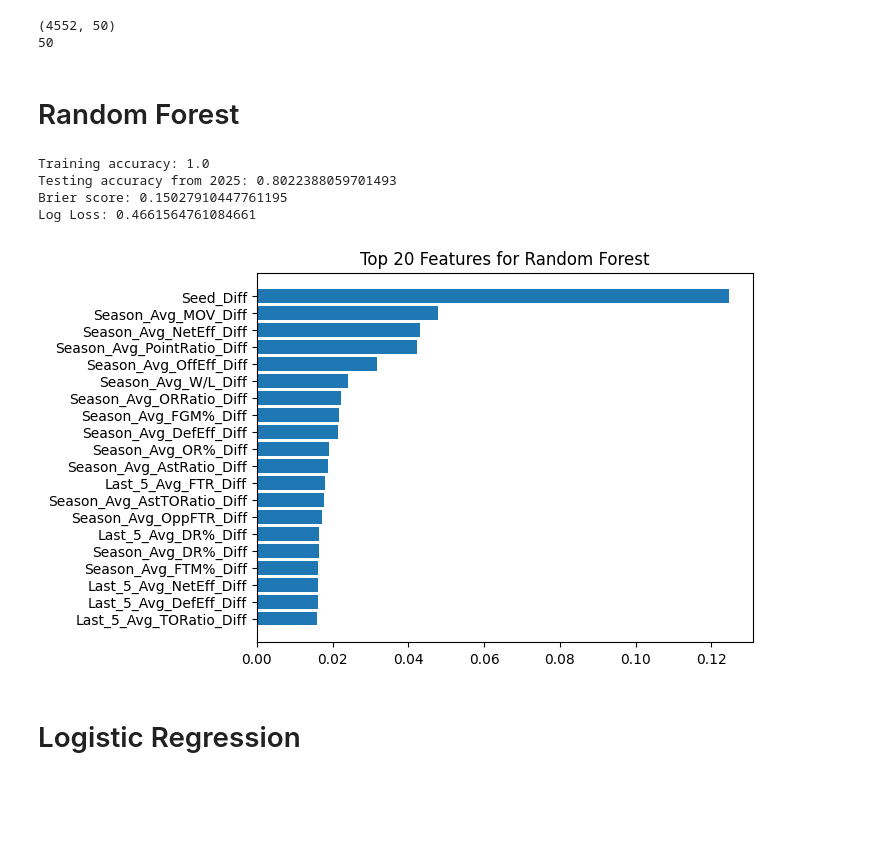
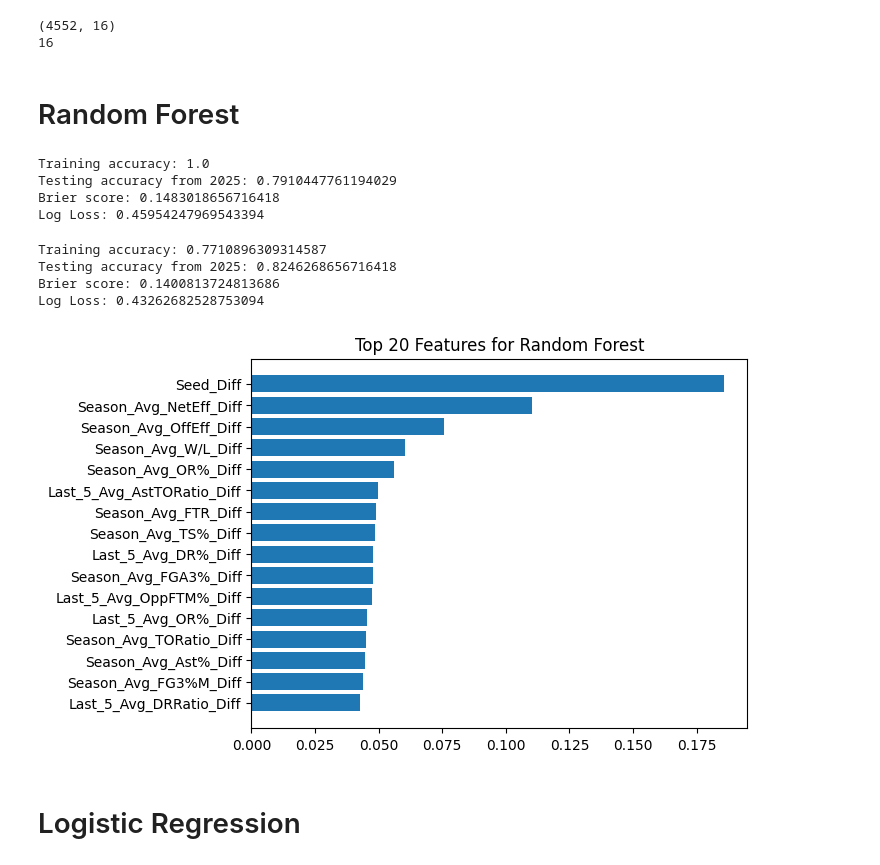
Before and after one commit to tkjonesy/March-Madness-Machine-Learning, a Jupyter notebook: March-Madness-2026.ipynb, the cells around one changed output. Cells and saved outputs as stored; diff of their text form; code cells hidden in the pictures; blank space fills up the shorter version.

```diff
--- a/March-Madness-2026.ipynb
+++ b/March-Madness-2026.ipynb
@@ -122,17 +124,17 @@ def createSingleFeatures(df):
     RegSeasonFeatures = pd.DataFrame()
     RegSeasonFeatures[['Season', 'TeamID', 'DayNum']] = df[['Season', 'TeamID', 'DayNum']]
 
-    RegSeasonFeatures['PointRatio'] = df['Score'] / df['OppScore']  # Points ratio
-    RegSeasonFeatures['MOV'] = df['Score'] - df['OppScore']  # Margin of victory
+    # RegSeasonFeatures['PointRatio'] = df['Score'] / df['OppScore']  # Points ratio (REMOVED BECAUSE OF CORRELATION)
+    # RegSeasonFeatures['MOV'] = df['Score'] - df['OppScore']  # Margin of victory (REMOVED BECAUSE OF CORRELATION)
     RegSeasonFeatures['TORatio'] = df['TO'] / df['OppTO']  # Turnover ratio
-    RegSeasonFeatures['FGM%'] = df['FGM'] / df['FGA']  # Scoring efficiency
+    # RegSeasonFeatures['FGM%'] = df['FGM'] / df['FGA']  # Scoring efficiency (REMOVED BECAUSE OF CORRELATION)
     RegSeasonFeatures['FG3%M'] = df['FGM3'] / df['FGA3']  # 3-Point efficiency
     RegSeasonFeatures['FGA3%'] = df['FGA3'] / df['FGA']  # 3-Point attempt rate
     RegSeasonFeatures['FTM%'] = df['FTM'] / df['FTA']  # Free throw makes %
     RegSeasonFeatures['OppFTM%'] = df['OppFTM'] / df['OppFTA']  # Opponent free throw makes %
     RegSeasonFeatures['FTR'] = df['FTA'] / df['FGA']  # Free throw attempt rate
     RegSeasonFeatures['OppFTR'] = df['OppFTA'] / df['OppFGA']  # Opponent free throw attempt rate
-    RegSeasonFeatures['ORRatio'] = df['OR'] / (df['OR'] + df['OppDR'])  # Offensive rebound ratio
+    # RegSeasonFeatures['ORRatio'] = df['OR'] / (df['OR'] + df['OppDR'])  # Offensive rebound ratio (REMOVED BECAUSE OF CORRELATION)
     RegSeasonFeatures['DRRatio'] = df['DR'] / (df['DR'] + df['OppOR'])  # Defensive rebound ratio
 
     # New for 2026 (More advanced!)
@@ -146,7 +148,7 @@ def createSingleFeatures(df):
     RegSeasonFeatures['AstRatio'] = df['Ast'] / df['OppAst']  # Assist ratio
     RegSeasonFeatures['OR%'] = df['OR'] / (df['FGA'] - df['FGM'])  # Offensive rebound %
     RegSeasonFeatures['DR%'] = df['DR'] / (df['OppFGA'] - df['OppFGM'])  # Defensive rebound %
-    RegSeasonFeatures['EffFG%'] = (df['FGM'] + (0.5 * df['FGM3'])) / df['FGA']  # Effective field goal %
+    # RegSeasonFeatures['EffFG%'] = (df['FGM'] + (0.5 * df['FGM3'])) / df['FGA']  # Effective field goal % (REMOVED BECAUSE OF CORRELATION)
     RegSeasonFeatures['TS%'] = df['Score'] / (2 * (df['FGA'] + (0.44 * df['FTA'])))  # True shot %
 
     return RegSeasonFeatures
@@ -292,8 +294,24 @@ tourneyInput = splitHistTournamentData(compactTourn)
 
 # Prepare input data with target
 tourneyFinal = calculateDifferenceHistTourn(tourneyInput, finalAvgFeatures)
-finalFeatures = list(tourneyFinal.drop(columns=['Season', 'Team1', 'Team2', 'Result']).columns)
+inputFinal = tourneyFinal[['Season', 'Team1', 'Team2', 'Result', 'Last_5_Avg_AstTORatio_Diff',
+ 'Last_5_Avg_DR%_Diff',
+ 'Last_5_Avg_DRRatio_Diff',
+ 'Last_5_Avg_OR%_Diff',
+ 'Last_5_Avg_OppFTM%_Diff',
+ 'Season_Avg_Ast%_Diff',
+ 'Season_Avg_FG3%M_Diff',
+ 'Season_Avg_FGA3%_Diff',
+ 'Season_Avg_FTR_Diff',
+ 'Season_Avg_NetEff_Diff',
+ 'Season_Avg_OR%_Diff',
+ 'Season_Avg_OffEff_Diff',
+ 'Season_Avg_TORatio_Diff',
+ 'Season_Avg_TS%_Diff',
+ 'Season_Avg_W/L_Diff',
+ 'Seed_Diff']]
+finalFeatures = list(inputFinal.drop(columns=['Season', 'Team1', 'Team2', 'Result']).columns)
 finalFeaturesNP = np.array(finalFeatures)
 
 # Setup train and test sets
-XTrain, XTest, YTrain, YTest = trainTestSplit(tourneyFinal, 2025)
+XTrain, XTest, YTrain, YTest = trainTestSplit(inputFinal, 2025)
@@ -301,8 +342,8 @@ XTrain, XTest, YTrain, YTest = trainTestSplit(tourneyFinal, 2025)
 print(XTrain.shape)
 print(len(finalFeatures))
 # %% [output]
-(4552, 50)
-50
+(4552, 16)
+16
 # %% [markdown]
 # Random Forest
 # %%
@@ -317,6 +358,27 @@ print(f'Brier score: {brier_score_loss(YTest, forest.predict_proba(XTest)[:, 1])
 print(f'Log Loss: {log_loss(YTest, forest.predict_proba(XTest))}')
 # %% [output]
 Training accuracy: 1.0
-Testing accuracy from 2025: 0.8022388059701493
-Brier score: 0.15027910447761195
-Log Loss: 0.4661564761084661
+Testing accuracy from 2025: 0.7910447761194029
+Brier score: 0.1483018656716418
+Log Loss: 0.45954247969543394
+# %%
+# Train tuned random forest
+bestForest = RandomForestClassifier(
+    random_state=42,
+    max_depth=7,
+    max_features=None,
+    min_samples_leaf=5,
+    n_estimators=500,
+    criterion='log_loss',
+
+)
+bestForest.fit(XTrain, YTrain)
+print(f'Training accuracy: {bestForest.score(XTrain, YTrain)}')
+print(f'Testing accuracy from {TEST_YEAR}: {bestForest.score(XTest, YTest)}')
+print(f'Brier score: {brier_score_loss(YTest, bestForest.predict_proba(XTest)[:, 1])}')
+print(f'Log Loss: {log_loss(YTest, bestForest.predict_proba(XTest))}')
+# %% [output]
+Training accuracy: 0.7710896309314587
+Testing accuracy from 2025: 0.8246268656716418
+Brier score: 0.1400813724813686
+Log Loss: 0.43262682528753094
@@ -323,11 +399,11 @@ Log Loss: 0.4661564761084661
 # %%
-importances = forest.feature_importances_
-indices = importances.argsort()
-plt.barh(finalFeaturesNP[indices][-20:], importances[indices][-20:])
+forestImportances = forest.feature_importances_
+forestIndices = forestImportances.argsort()
+plt.barh(finalFeaturesNP[forestIndices][-20:], forestImportances[forestIndices][-20:])
 plt.title('Top 20 Features for Random Forest')
 plt.show()
 # %% [output]
-[figure, old version]
+[figure, new version]
 # %% [markdown]
 # Logistic Regression
 # %%
```
Also changed, not shown: parts of 12 cells of this notebook.
